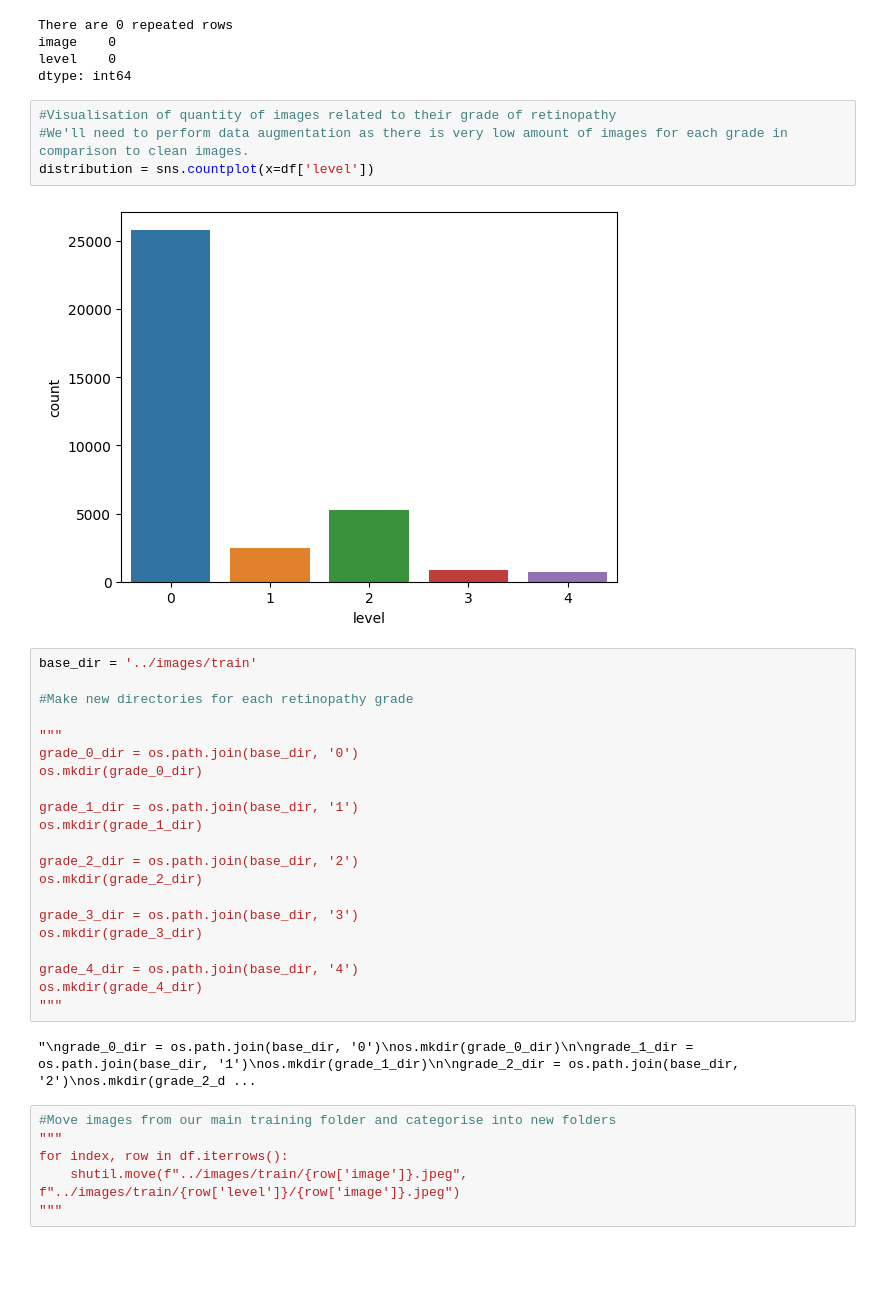
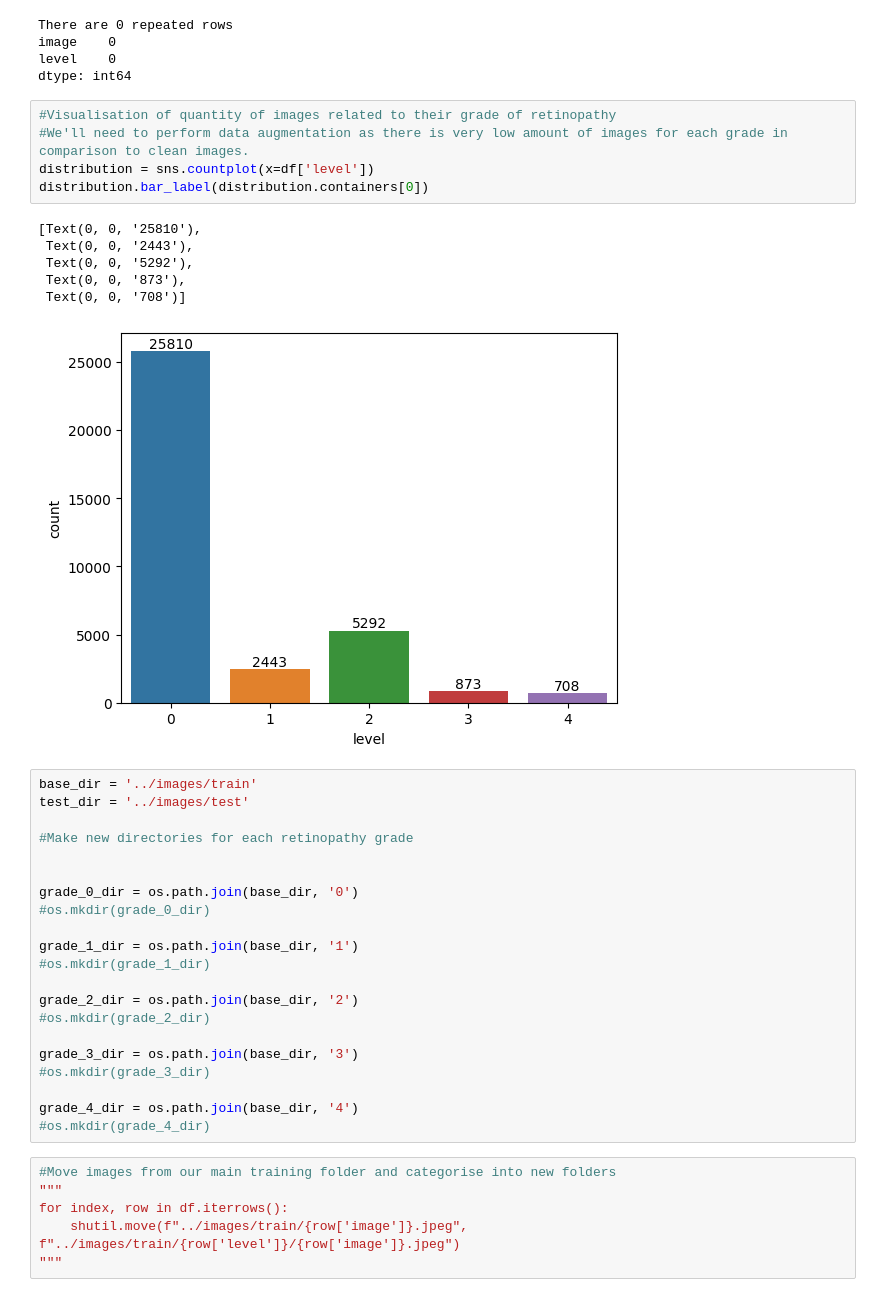
Before and after one commit to UDulius/grading-diabetic-retinopathy, a Jupyter notebook: grading-diabetic-retinopathy/grading-diabetic-retinopathy.ipynb, the cells around one changed output. Drawn from its saved outputs; the diff is of its cells as text; blank space fills up the shorter version.

```diff
--- a/grading-diabetic-retinopathy/grading-diabetic-retinopathy.ipynb
+++ b/grading-diabetic-retinopathy/grading-diabetic-retinopathy.ipynb
@@ -46,32 +48,36 @@ dtype: int64
 # %%
 #Visualisation of quantity of images related to their grade of retinopathy
 #We'll need to perform data augmentation as there is very low amount of images for each grade in comparison to clean images.
 distribution = sns.countplot(x=df['level'])
+distribution.bar_label(distribution.containers[0])
 # %% [output]
+[Text(0, 0, '25810'),
+ Text(0, 0, '2443'),
+ Text(0, 0, '5292'),
+ Text(0, 0, '873'),
+ Text(0, 0, '708')]
-[figure, old version]
+[figure, new version]
 # %%
 base_dir = '../images/train'
+test_dir = '../images/test'
 
 #Make new directories for each retinopathy grade
 
-"""
+
 grade_0_dir = os.path.join(base_dir, '0')
-os.mkdir(grade_0_dir)
+#os.mkdir(grade_0_dir)
 
 grade_1_dir = os.path.join(base_dir, '1')
-os.mkdir(grade_1_dir)
+#os.mkdir(grade_1_dir)
 
 grade_2_dir = os.path.join(base_dir, '2')
-os.mkdir(grade_2_dir)
+#os.mkdir(grade_2_dir)
 
 grade_3_dir = os.path.join(base_dir, '3')
-os.mkdir(grade_3_dir)
+#os.mkdir(grade_3_dir)
 
 grade_4_dir = os.path.join(base_dir, '4')
-os.mkdir(grade_4_dir)
-"""
+#os.mkdir(grade_4_dir)
-# %% [output]
-"\ngrade_0_dir = os.path.join(base_dir, '0')\nos.mkdir(grade_0_dir)\n\ngrade_1_dir = os.path.join(base_dir, '1')\nos.mkdir(grade_1_dir)\n\ngrade_2_dir = os.path.join(base_dir, '2')\nos.mkdir(grade_2_d ...
 # %%
 #Move images from our main training folder and categorise into new folders
 """
```
Also changed, not shown: parts of 11 cells of this notebook.
